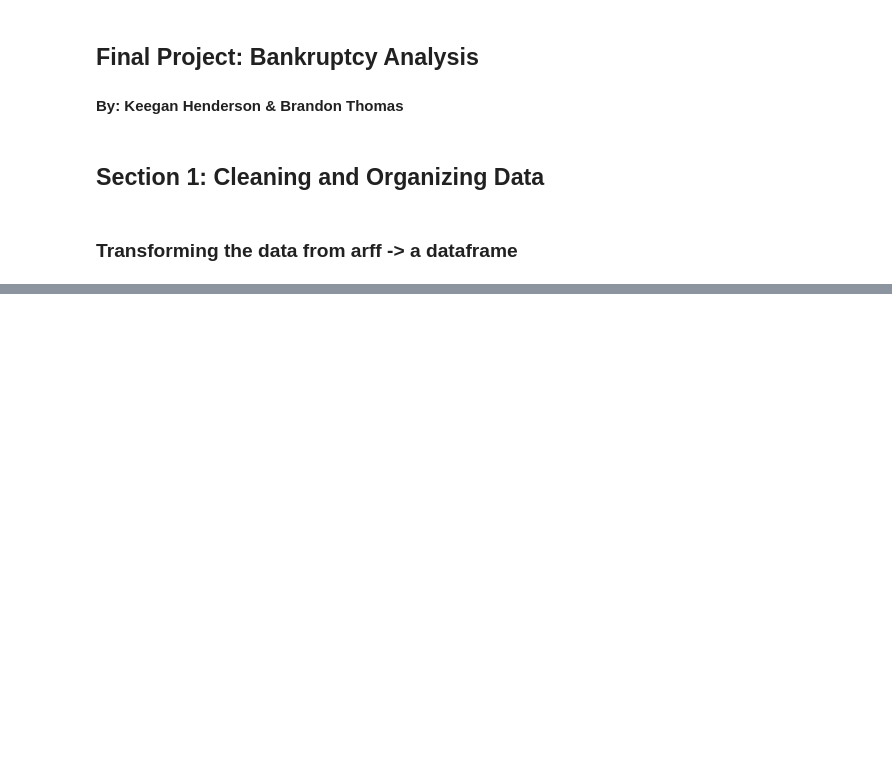
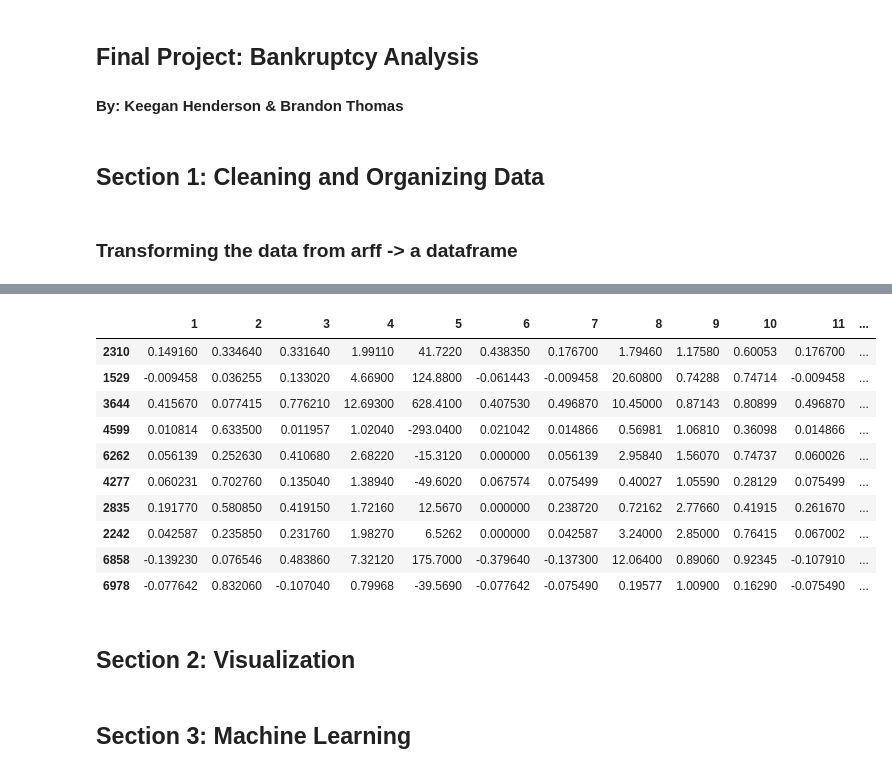
Before and after one commit to KeeganH2O/DS160_Final_Project_BWT_KSH, a Jupyter notebook: Final Project Workbook.ipynb, the cells around one changed output, grey strips where cells are left out. Saved outputs shown, nothing was run; the diff lists cells and outputs as text; code cells hidden in the pictures; blank space fills up the shorter version.

```diff
--- a/Final Project Workbook.ipynb
+++ b/Final Project Workbook.ipynb
@@ -91,0 +130,15 @@ Index(['1', '2', '3', '4', '5', '6', '7', '8', '9', '10', '11', '12', '13',
+# %%
+#sampling dataframe to see syntax of missing data for best method of removal
+df1.sample(10)
+# %% [output]
+|  | 1 | 2 | 3 | 4 | 5 | 6 | 7 | 8 | 9 | 10 | 11 | ... |
+| 2310 | 0.149160 | 0.334640 | 0.331640 | 1.99110 | 41.7220 | 0.438350 | 0.176700 | 1.79460 | 1.17580 | 0.60053 | 0.176700 | ... |
+| 1529 | -0.009458 | 0.036255 | 0.133020 | 4.66900 | 124.8800 | -0.061443 | -0.009458 | 20.60800 | 0.74288 | 0.74714 | -0.009458 | ... |
+| 3644 | 0.415670 | 0.077415 | 0.776210 | 12.69300 | 628.4100 | 0.407530 | 0.496870 | 10.45000 | 0.87143 | 0.80899 | 0.496870 | ... |
+| 4599 | 0.010814 | 0.633500 | 0.011957 | 1.02040 | -293.0400 | 0.021042 | 0.014866 | 0.56981 | 1.06810 | 0.36098 | 0.014866 | ... |
+| 6262 | 0.056139 | 0.252630 | 0.410680 | 2.68220 | -15.3120 | 0.000000 | 0.056139 | 2.95840 | 1.56070 | 0.74737 | 0.060026 | ... |
+| 4277 | 0.060231 | 0.702760 | 0.135040 | 1.38940 | -49.6020 | 0.067574 | 0.075499 | 0.40027 | 1.05590 | 0.28129 | 0.075499 | ... |
+| 2835 | 0.191770 | 0.580850 | 0.419150 | 1.72160 | 12.5670 | 0.000000 | 0.238720 | 0.72162 | 2.77660 | 0.41915 | 0.261670 | ... |
+| 2242 | 0.042587 | 0.235850 | 0.231760 | 1.98270 | 6.5262 | 0.000000 | 0.042587 | 3.24000 | 2.85000 | 0.76415 | 0.067002 | ... |
+| 6858 | -0.139230 | 0.076546 | 0.483860 | 7.32120 | 175.7000 | -0.379640 | -0.137300 | 12.06400 | 0.89060 | 0.92345 | -0.107910 | ... |
+| 6978 | -0.077642 | 0.832060 | -0.107040 | 0.79968 | -39.5690 | -0.077642 | -0.075490 | 0.19577 | 1.00900 | 0.16290 | -0.075490 | ... |
@@ -91,0 +152,4 @@ Index(['1', '2', '3', '4', '5', '6', '7', '8', '9', '10', '11', '12', '13',
+# %% [markdown]
+## Section 2: Visualization
+# %% [markdown]
+## Section 3: Machine Learning
```
Also changed, not shown: parts of 16 cells of this notebook.
